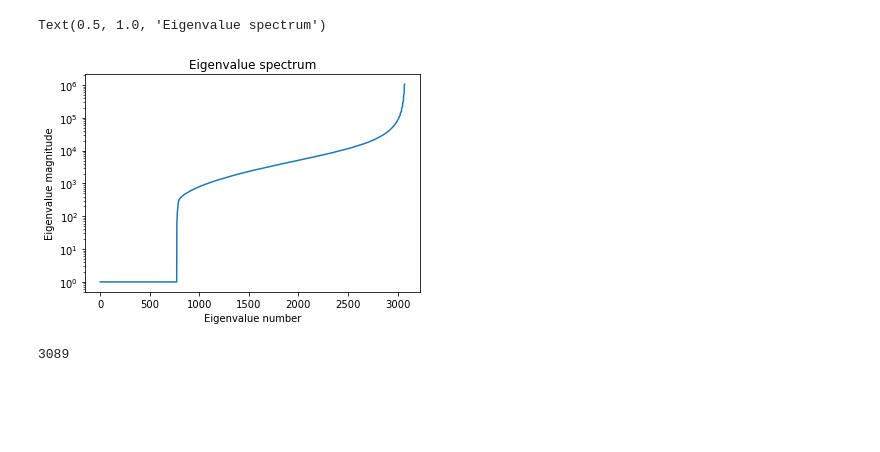
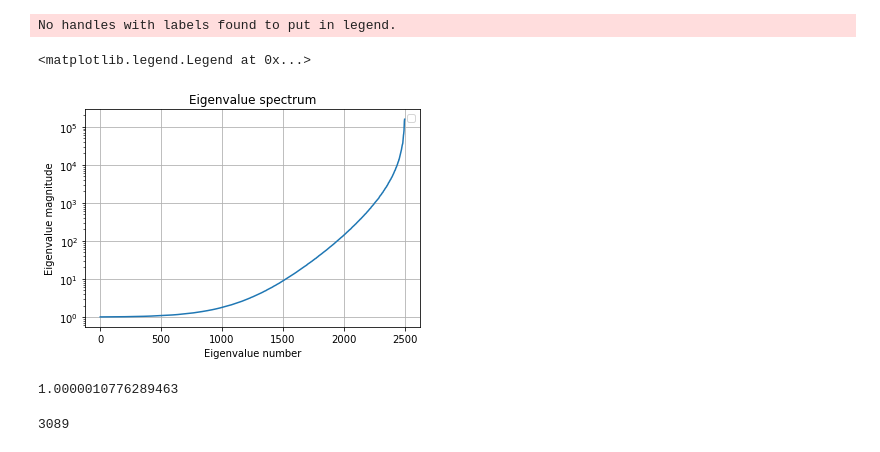
Before and after one commit to catyz/matrix, a Jupyter notebook: covariance_testing.ipynb, the cells around one changed output. Saved outputs shown, nothing was run; the diff lists cells and outputs as text; code cells hidden in the pictures; blank space fills up the shorter version.

```diff
--- a/covariance_testing.ipynb
+++ b/covariance_testing.ipynb
@@ -11,16 +33,21 @@ npix = hp.nside2npix(nside)
 # %%
-with open('B_eigs_3072.pkl', 'rb') as handle:
+with open('B_eigs_2500.pkl', 'rb') as handle:
     B_eigs, B_v = pickle.load(handle)
+plt.plot(sorted(B_eigs))
+plt.yscale('log')
+plt.xlabel('Eigenvalue number')
+plt.ylabel('Eigenvalue magnitude')
+plt.title('Eigenvalue spectrum')
+plt.grid()
+plt.legend()
+# %% [output]
+No handles with labels found to put in legend.
+<matplotlib.legend.Legend at 0x...>
+[figure, added]
-# %%
-plt.plot(B_eigs)
-#plt.xscale('log')
-plt.yscale('log')
-plt.xlabel('Eigenvalue number')
-plt.ylabel('Eigenvalue magnitude')
-plt.title('Eigenvalue spectrum')
-# %% [output]
-Text(0.5, 1.0, 'Eigenvalue spectrum')
-[figure, removed]
+# %%
+B_eigs[3072-2302]
+# %% [output]
+1.0000010776289463
 # %%
 len(np.where(B_v[:,0]>1e-10)[0])
 # %% [output]
```
Also changed, not shown: parts of 1 cell of this notebook, 9 other files.
